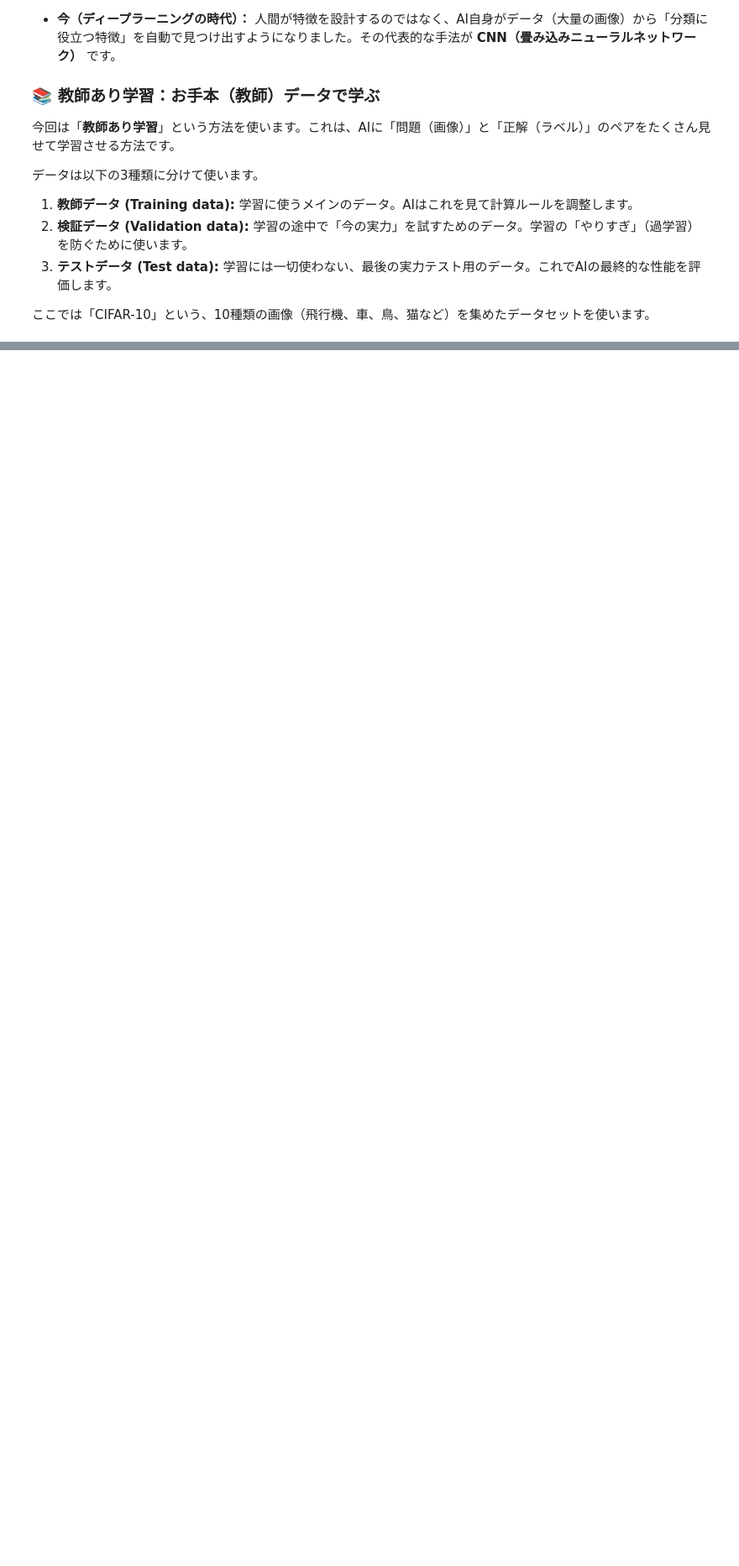
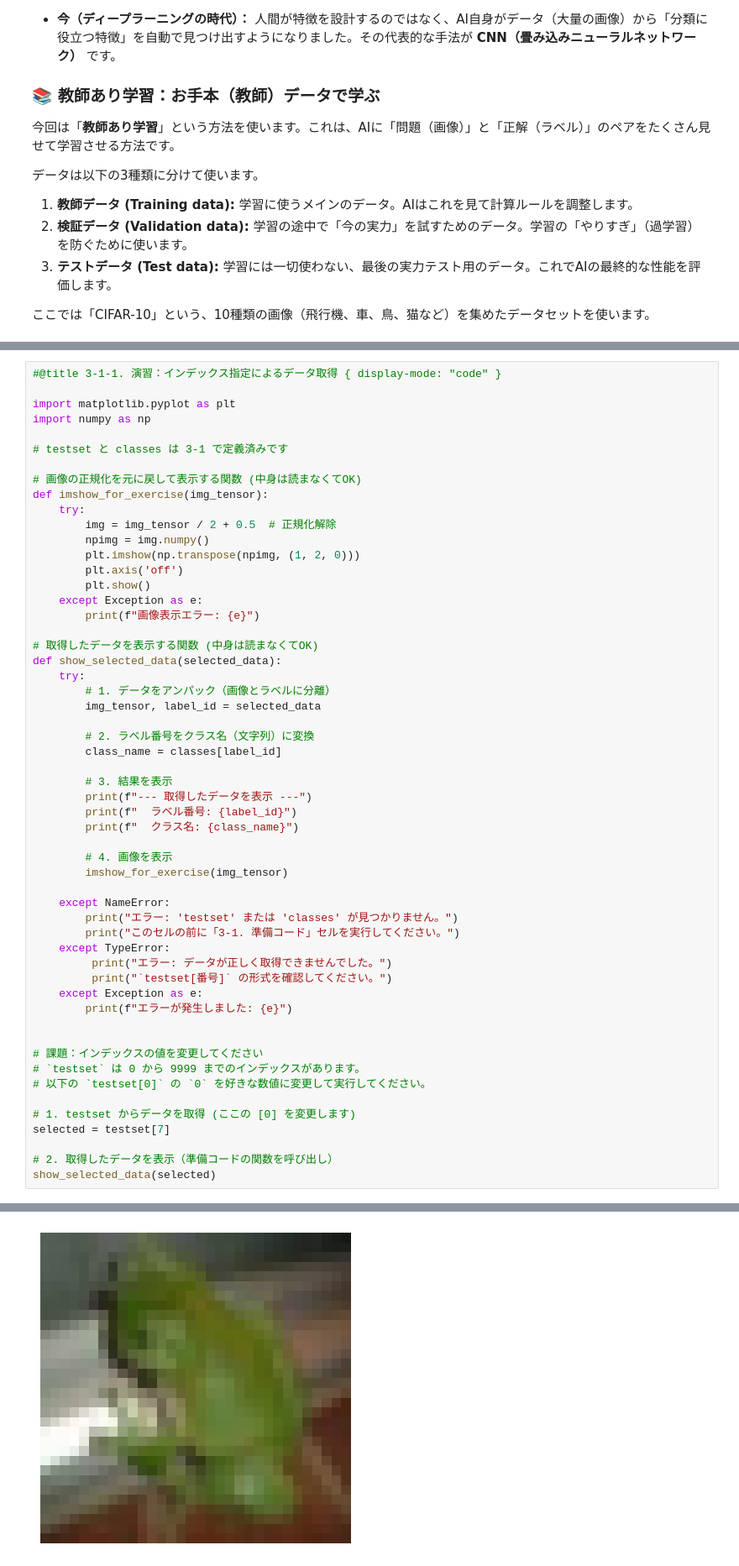
Before and after one commit to shizoda/education, a Jupyter notebook: machine_learning/cnn/beginner.ipynb, the cells around one changed output, grey strips where cells are left out. Shown: that part at 84% size. Drawn from its saved outputs; the diff is of its cells as text; blank space fills up the shorter version.

```diff
--- a/machine_learning/cnn/beginner.ipynb
+++ b/machine_learning/cnn/beginner.ipynb
@@ -287,0 +349,56 @@ plt.show()
+# %%
+#@title 3-1-1. 演習：インデックス指定によるデータ取得 { display-mode: "code" }
+
+import matplotlib.pyplot as plt
+import numpy as np
+
+# testset と classes は 3-1 で定義済みです
+
+# 画像の正規化を元に戻して表示する関数 (中身は読まなくてOK)
+def imshow_for_exercise(img_tensor):
+    try:
+        img = img_tensor / 2 + 0.5  # 正規化解除
+        npimg = img.numpy()
+        plt.imshow(np.transpose(npimg, (1, 2, 0)))
+        plt.axis('off')
+        plt.show()
+    except Exception as e:
+        print(f"画像表示エラー: {e}")
+
+# 取得したデータを表示する関数 (中身は読まなくてOK)
+def show_selected_data(selected_data):
+    try:
+        # 1. データをアンパック（画像とラベルに分離）
+        img_tensor, label_id = selected_data
+
+        # 2. ラベル番号をクラス名（文字列）に変換
+        class_name = classes[label_id]
+
+        # 3. 結果を表示
+        print(f"--- 取得したデータを表示 ---")
+        print(f"  ラベル番号: {label_id}")
+        print(f"  クラス名: {class_name}")
+
+        # 4. 画像を表示
+        imshow_for_exercise(img_tensor)
+
+    except NameError:
+        print("エラー: 'testset' または 'classes' が見つかりません。")
+        print("このセルの前に「3-1. 準備コード」セルを実行してください。")
+    except TypeError:
+         print("エラー: データが正しく取得できませんでした。")
+         print("`testset[番号]` の形式を確認してください。")
+    except Exception as e:
+        print(f"エラーが発生しました: {e}")
+
+
+# 課題：インデックスの値を変更してください
+# `testset` は 0 から 9999 までのインデックスがあります。
+# 以下の `testset[0]` の `0` を好きな数値に変更して実行してください。
+
+# 1. testset からデータを取得 (ここの [0] を変更します)
+selected = testset[7]
+
+# 2. 取得したデータを表示（準備コードの関数を呼び出し）
+show_selected_data(selected)
+# %% [output]
@@ -288,3 +408,4 @@ plt.show()
+[figure, added]
 # %% [markdown]
 ## 🖼️ 3-2. 画像とピクセル値
 
```
Also changed, not shown: parts of 7 cells of this notebook.
